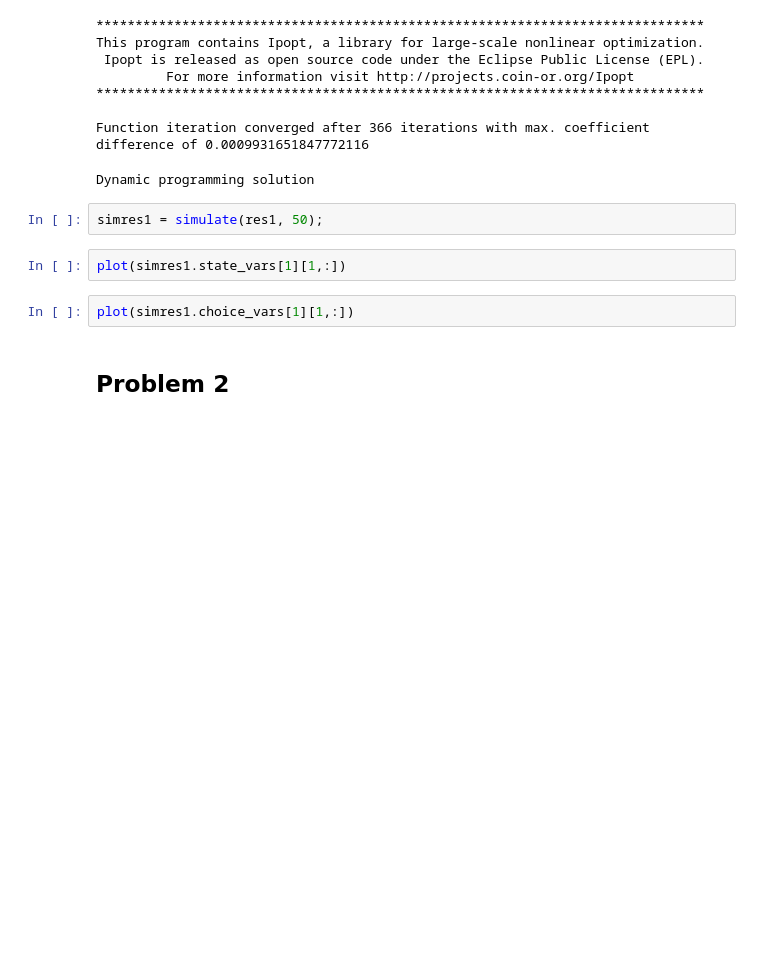
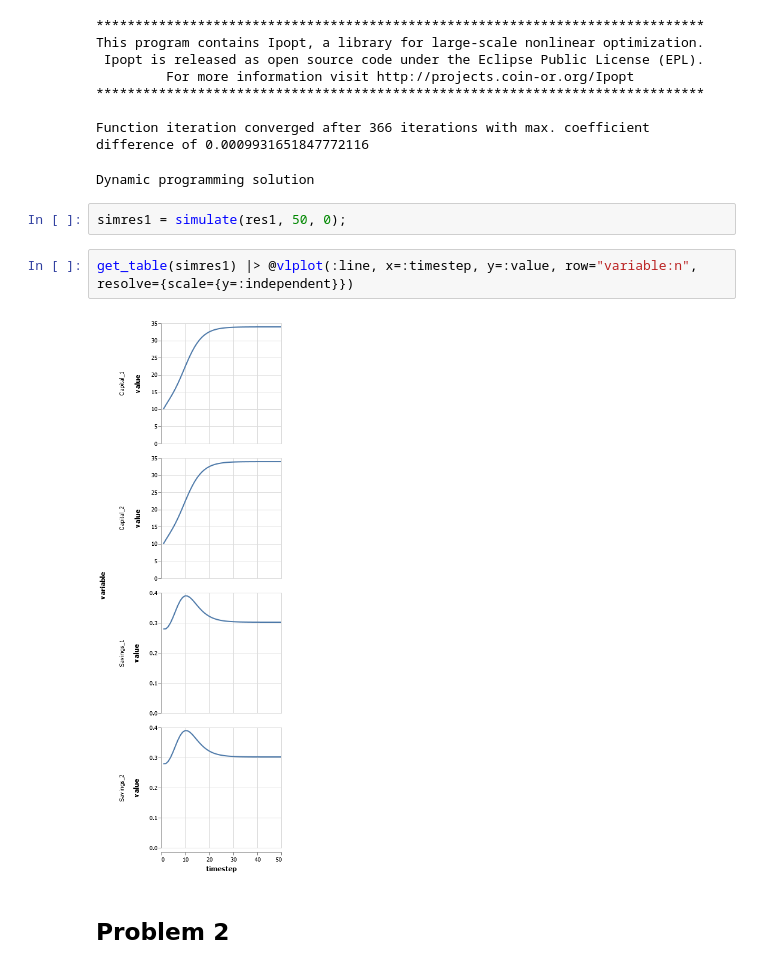
Before and after one commit to anthofflab/Judyp.jl, a Jupyter notebook: examples/run_all_problems.ipynb, the cells around one changed output. Cells and saved outputs as stored; diff of their text form; blank space fills up the shorter version.

```diff
--- a/examples/run_all_problems.ipynb
+++ b/examples/run_all_problems.ipynb
@@ -30,11 +33,11 @@ This program contains Ipopt, a library for large-scale nonlinear optimization.
 Function iteration converged after 366 iterations with max. coefficient difference of 0.0009931651847772116
 Dynamic programming solution
 # %%
-simres1 = simulate(res1, 50);
+simres1 = simulate(res1, 50, 0);
-# %%
-plot(simres1.state_vars[1][1,:])
-# %%
-plot(simres1.choice_vars[1][1,:])
+# %%
+get_table(simres1) |> @vlplot(:line, x=:timestep, y=:value, row="variable:n", resolve={scale={y=:independent}})
+# %% [output]
+[figure, added]
 # %% [markdown]
 ## Problem 2
 # %%
```
Also changed, not shown: parts of 8 cells of this notebook.
